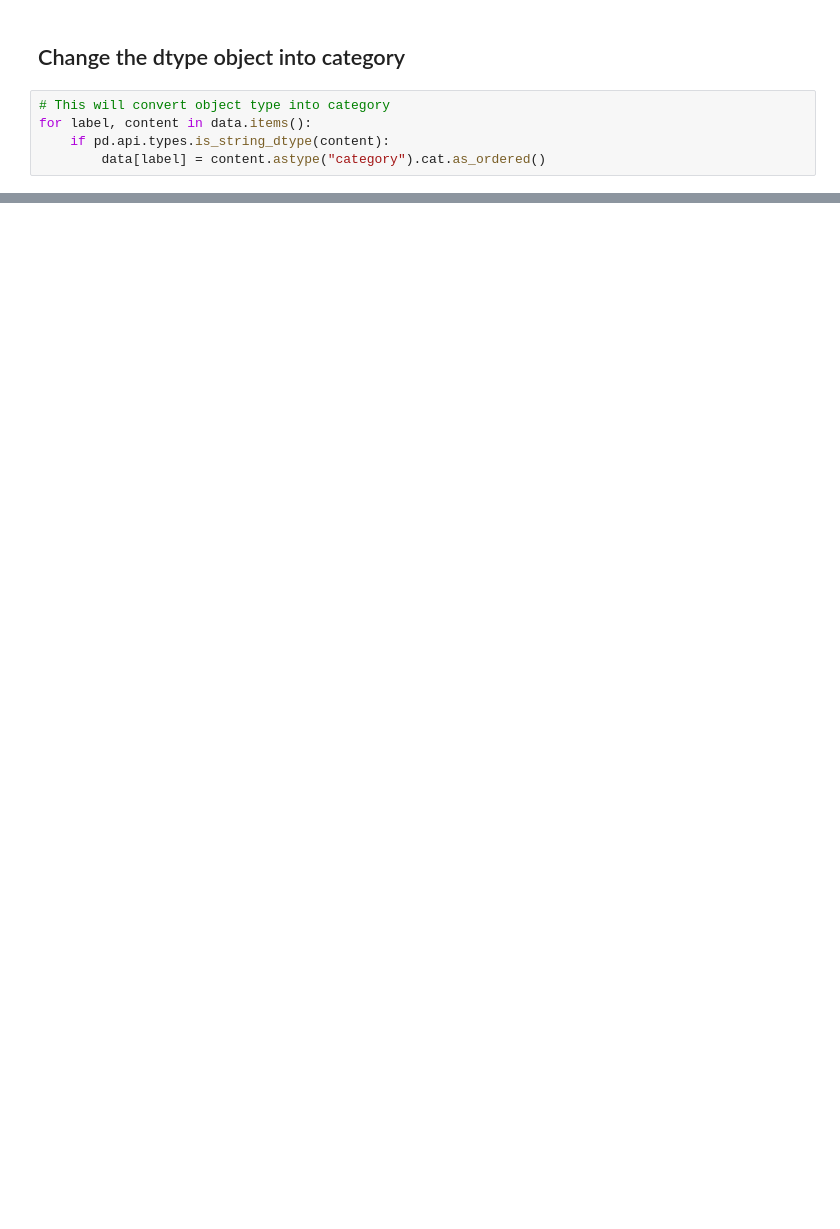
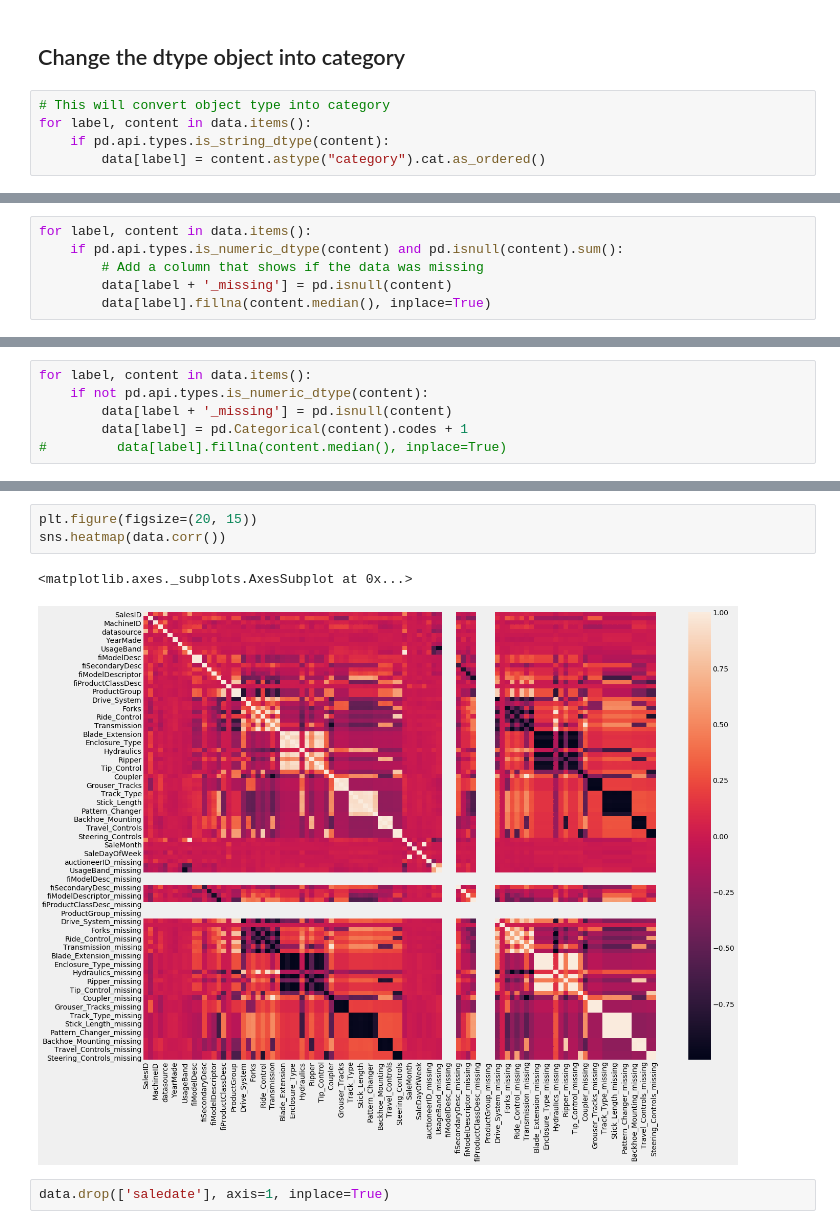
Before and after one commit to fares-ds/Blue-Book-for-Bulldozers-Kaggle-Competition, a Jupyter notebook: Blue_Book_for_Bulldozers_EDA.ipynb, the cells around one changed output, grey strips where cells are left out. Saved outputs shown, nothing was run; the diff lists cells and outputs as text; blank space fills up the shorter version.

```diff
--- a/Blue_Book_for_Bulldozers_EDA.ipynb
+++ b/Blue_Book_for_Bulldozers_EDA.ipynb
@@ -327,0 +257,6 @@ sns.heatmap(data.corr(), annot)
+# %%
+for label, content in data.items():
+    if pd.api.types.is_numeric_dtype(content) and pd.isnull(content).sum():
+        # Add a column that shows if the data was missing
+        data[label + '_missing'] = pd.isnull(content)
+        data[label].fillna(content.median(), inplace=True)
@@ -327,0 +286,6 @@ sns.heatmap(data.corr(), annot)
+# %%
+for label, content in data.items():
+    if not pd.api.types.is_numeric_dtype(content):
+        data[label + '_missing'] = pd.isnull(content)
+        data[label] = pd.Categorical(content).codes + 1
+#         data[label].fillna(content.median(), inplace=True)
@@ -327,0 +307,8 @@ sns.heatmap(data.corr(), annot)
+# %%
+plt.figure(figsize=(20, 15))
+sns.heatmap(data.corr())
+# %% [output]
+<matplotlib.axes._subplots.AxesSubplot at 0x...>
+[figure, added]
+# %%
+data.drop(['saledate'], axis=1, inplace=True)
```
Also changed, not shown: parts of 40 cells of this notebook.
